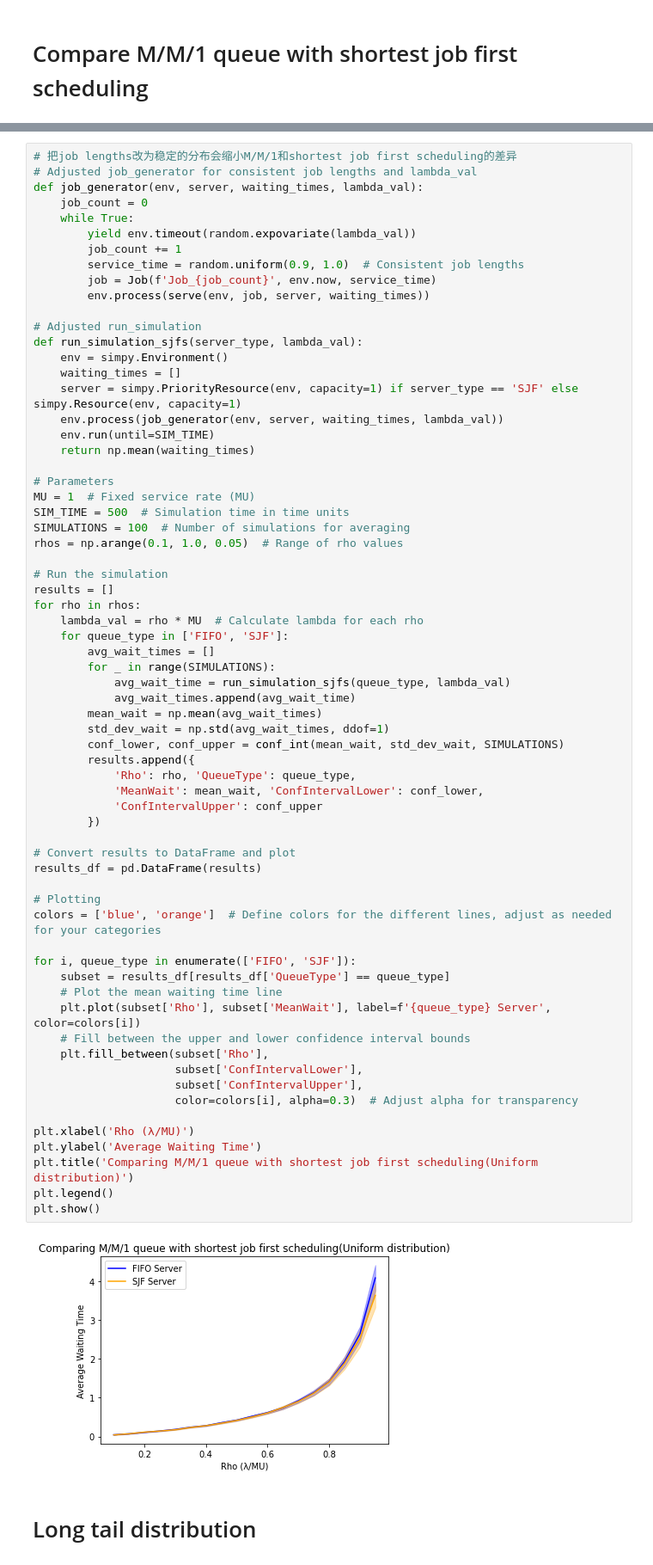
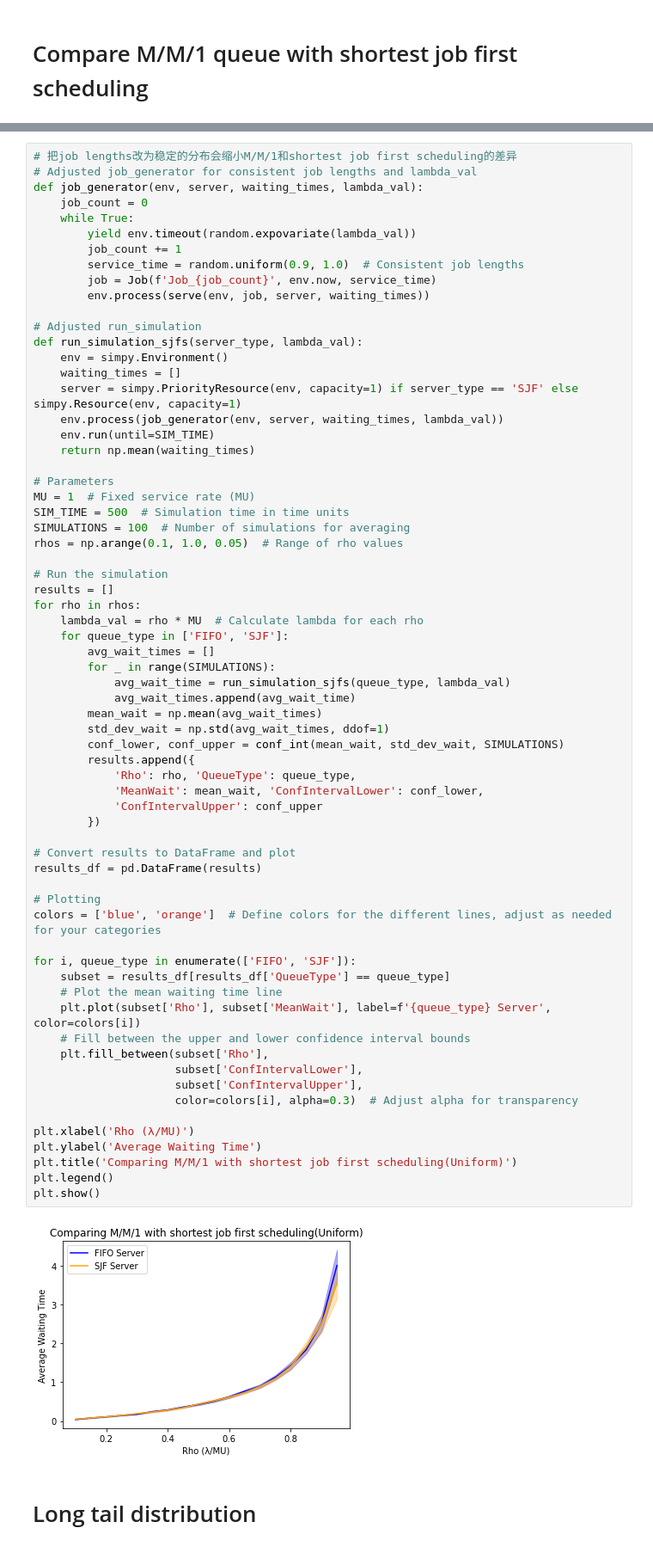
Before and after one commit to Ailuro-Luna/queueing, a Jupyter notebook: Jiawei Liao_14702398_Weikang Chen_14765632_Dan Dong_14989093_Assignment 2.ipynb, the cells around one changed output, grey strips where cells are left out. Shown at 86% size. Drawn from its saved outputs; the diff is of its cells as text.

```diff
--- a/Jiawei Liao_14702398_Weikang Chen_14765632_Dan Dong_14989093_Assignment 2.ipynb
+++ b/Jiawei Liao_14702398_Weikang Chen_14765632_Dan Dong_14989093_Assignment 2.ipynb
@@ -844,33 +917,33 @@ for rho in rhos:
         mean_wait = np.mean(avg_wait_times)
         std_dev_wait = np.std(avg_wait_times, ddof=1)
         conf_lower, conf_upper = conf_int(mean_wait, std_dev_wait, SIMULATIONS)
         results.append({
             'Rho': rho, 'QueueType': queue_type,
             'MeanWait': mean_wait, 'ConfIntervalLower': conf_lower,
             'ConfIntervalUpper': conf_upper
         })
 
 # Convert results to DataFrame and plot
 results_df = pd.DataFrame(results)
 
 # Plotting
 colors = ['blue', 'orange']  # Define colors for the different lines, adjust as needed for your categories
 
 for i, queue_type in enumerate(['FIFO', 'SJF']):
     subset = results_df[results_df['QueueType'] == queue_type]
     # Plot the mean waiting time line
     plt.plot(subset['Rho'], subset['MeanWait'], label=f'{queue_type} Server', color=colors[i])
     # Fill between the upper and lower confidence interval bounds
     plt.fill_between(subset['Rho'],
                      subset['ConfIntervalLower'],
                      subset['ConfIntervalUpper'],
                      color=colors[i], alpha=0.3)  # Adjust alpha for transparency
 
 plt.xlabel('Rho (λ/MU)')
 plt.ylabel('Average Waiting Time')
-plt.title('Comparing M/M/1 queue with shortest job first scheduling(Uniform distribution)')
+plt.title('Comparing M/M/1 with shortest job first scheduling(Uniform)')
 plt.legend()
 plt.show()
 # %% [output]
-[figure, old version]
+[figure, new version]
 # %% [markdown]
```
Also changed, not shown: parts of 2 cells of this notebook.
